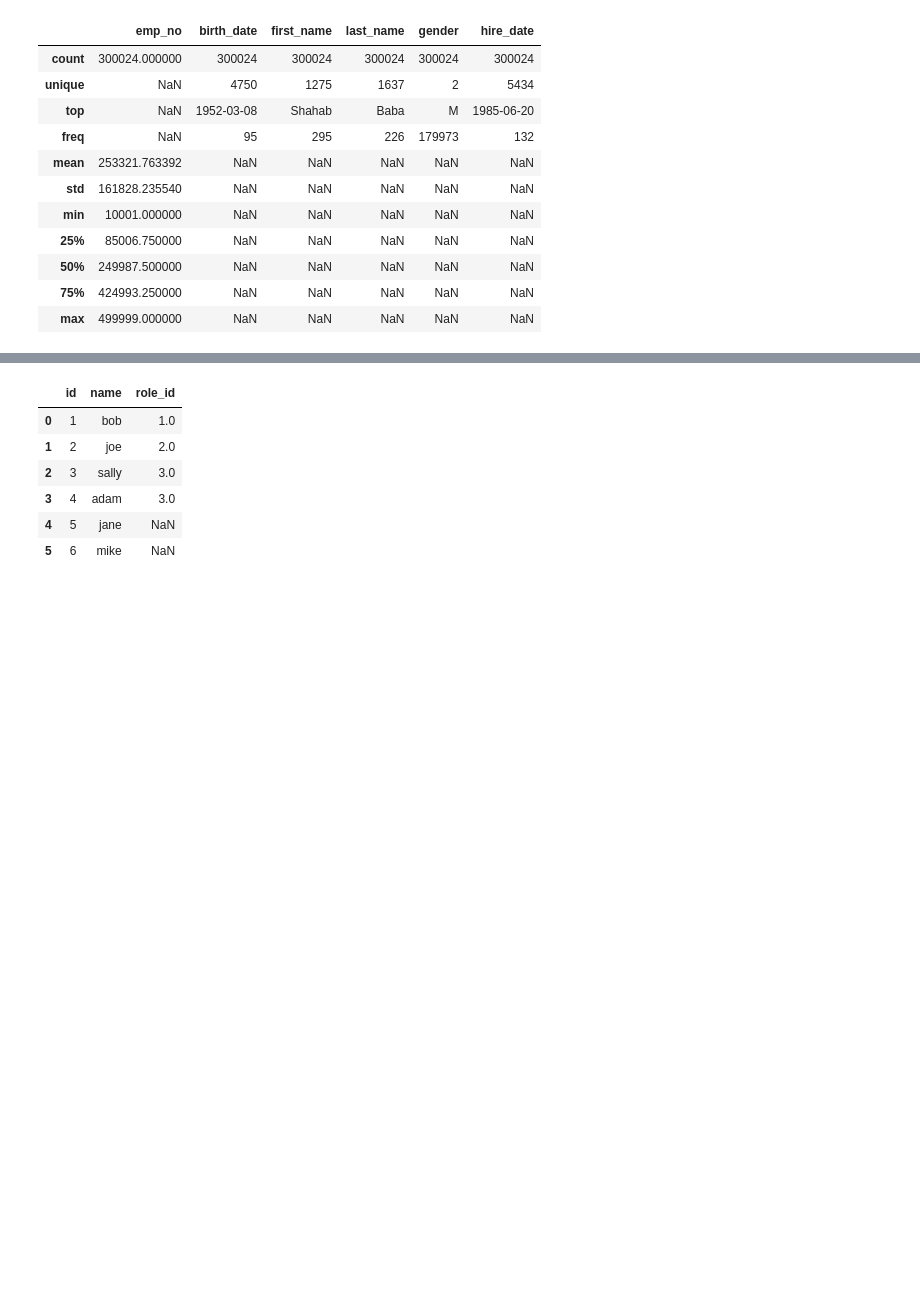
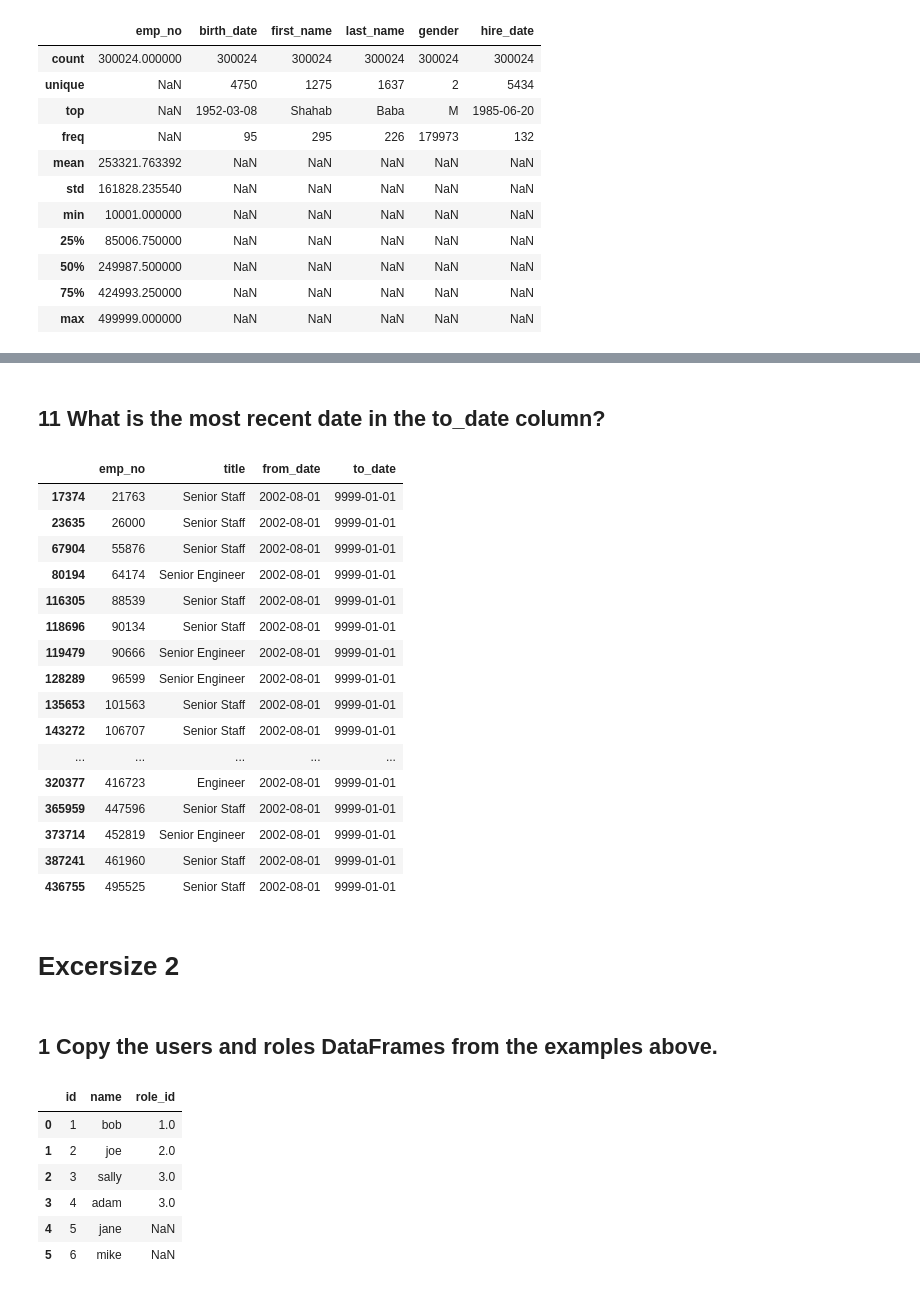
Before and after one commit to VasiliyAMelkozerov/numpy-pandas-visualization-exercises, a Jupyter notebook: advanced_dataframes.ipynb, the cells around one changed output, grey strips where cells are left out. Cells and saved outputs as stored; diff of their text form; code cells hidden in the pictures; blank space fills up the shorter version.

```diff
--- a/advanced_dataframes.ipynb
+++ b/advanced_dataframes.ipynb
@@ -95,2 +204,28 @@ Length: 300024, dtype: int64
+# %% [markdown]
+## 11 What is the most recent date in the to_date column?
+# %%
+titles[titles.from_date == titles.from_date.max()].head(50)
+# %% [output]
+|  | emp_no | title | from_date | to_date |
+| 17374 | 21763 | Senior Staff | 2002-08-01 | 9999-01-01 |
+| 23635 | 26000 | Senior Staff | 2002-08-01 | 9999-01-01 |
+| 67904 | 55876 | Senior Staff | 2002-08-01 | 9999-01-01 |
+| 80194 | 64174 | Senior Engineer | 2002-08-01 | 9999-01-01 |
+| 116305 | 88539 | Senior Staff | 2002-08-01 | 9999-01-01 |
+| 118696 | 90134 | Senior Staff | 2002-08-01 | 9999-01-01 |
+| 119479 | 90666 | Senior Engineer | 2002-08-01 | 9999-01-01 |
+| 128289 | 96599 | Senior Engineer | 2002-08-01 | 9999-01-01 |
+| 135653 | 101563 | Senior Staff | 2002-08-01 | 9999-01-01 |
+| 143272 | 106707 | Senior Staff | 2002-08-01 | 9999-01-01 |
+| ... | ... | ... | ... | ... |
+| 320377 | 416723 | Engineer | 2002-08-01 | 9999-01-01 |
+| 365959 | 447596 | Senior Staff | 2002-08-01 | 9999-01-01 |
+| 373714 | 452819 | Senior Engineer | 2002-08-01 | 9999-01-01 |
+| 387241 | 461960 | Senior Staff | 2002-08-01 | 9999-01-01 |
+| 436755 | 495525 | Senior Staff | 2002-08-01 | 9999-01-01 |
+# %% [markdown]
+# Excersize 2
+# %% [markdown]
+## 1 Copy the users and roles DataFrames from the examples above.
 # %%
 # Create the users DataFrame.
```
Also changed, not shown: parts of 27 cells of this notebook.
